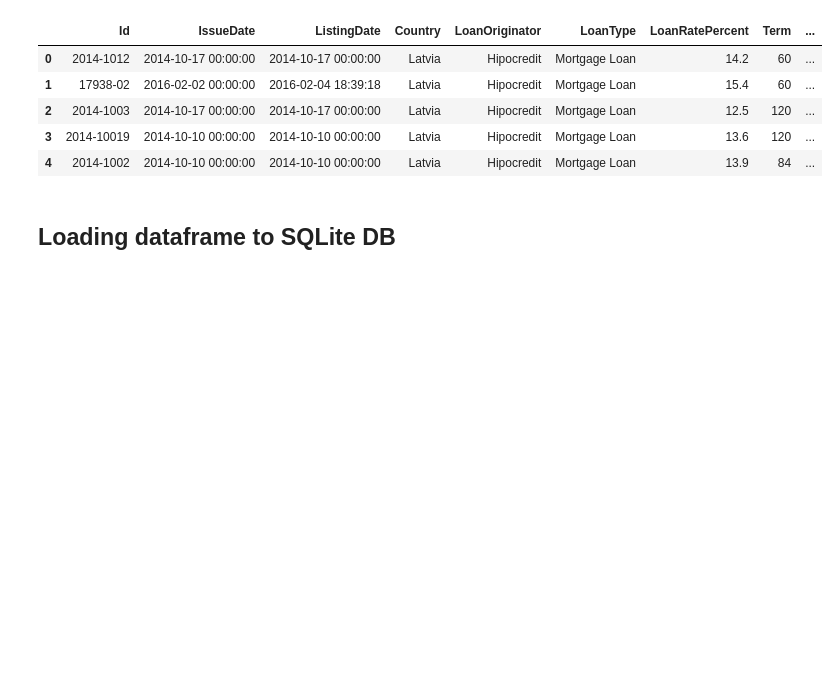
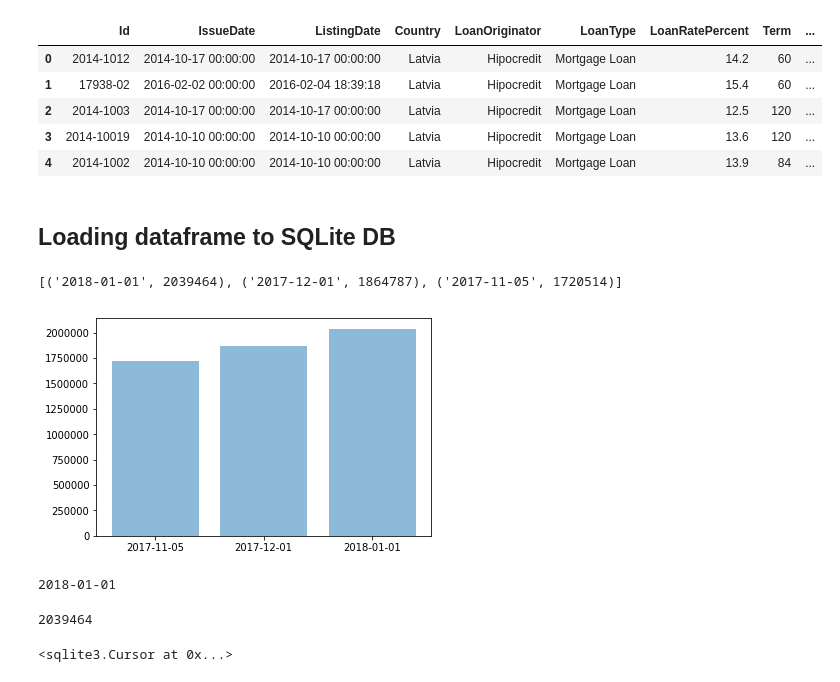
Before and after one commit to hpiyankov/P2PScripts, a Jupyter notebook: LoadDataToSQL.ipynb, the cells around one changed output. Saved outputs shown, nothing was run; the diff lists cells and outputs as text; code cells hidden in the pictures; blank space fills up the shorter version.

```diff
--- a/LoadDataToSQL.ipynb
+++ b/LoadDataToSQL.ipynb
@@ -12,7 +13,7 @@ import zipfile
 import os
 # %%
 #Path to local Excel files containing the downloaded data from the P2P sites
-path = "/home/hpiyankov/Documents/P2P"
+path = "/home/hpiyankov/Documents/P2P/"
 
 #Get the diretory with the latest downloads, we will use it also as date for the SQLite
 dirList = [x[0] for x in os.walk(path)]
@@ -66,4 +67,31 @@ mintosDF.head(5)
 # %% [markdown]
 ## Loading dataframe to SQLite DB
 # %%
-con = sql.connect(path+"\Mintos_bup.db")
+con = sql.connect(path+"Mintos_bup.db")
+cur = con.cursor()
+# %%
+#Check what is currently there
+mintosState = "SELECT DATE, count(*) FROM loan_book GROUP BY DATE ORDER BY 1 DESC;"
+cur.execute(mintosState)
+res = cur.fetchall()
+print(res)
+# %% [output]
+[('2018-01-01', 2039464), ('2017-12-01', 1864787), ('2017-11-05', 1720514)]
+# %%
+labels, values = zip(*res)
+plt.bar(labels,values,width=0.8,align="center",alpha = 0.5)
+
+plt.show()
+# %% [output]
+[figure, added]
+# %%
+print(maxDate)
+# %% [output]
+2018-01-01
+# %%
+#Purge the date if it already exists
+mintosPurge = "DELETE FROM loan_book WHERE DATE=?"
+cur.execute(mintosPurge,(maxDate,))
+cur.rowcount
+# %% [output]
+2039464
@@ -69,0 +101,31 @@ con = sql.connect(path+"\Mintos_bup.db")
+# %%
+#Insert data from temporaty table
+mintosInsert = """
+INSERT INTO LOAN_BOOK (`Id`,`IssueDate`,`ListingDate`,`Country`,`LoanOriginator`,`LoanType`,`LoanRatePercent`,`Term`,`Collateral`,`InitialLTV`,`LTV`,`LoanStatus`,`Buybackreason`,`InitialLoanAmount`,`RemainingLoanAmount`,`Currency`,`Buyback`,`DATE`)
+SELECT `Id`,`IssueDate`,`ListingDate`,`Country`,`LoanOriginator`,`LoanType`,`LoanRatePercent`,`Term`,`Collateral`,`InitialLTV`,`LTV`,`LoanStatus`,`Buybackreason`,`InitialLoanAmount`,`RemainingLoanAmount`,`Currency`,`Buyback`,`DATE`
+FROM loan_book_tmp;
+"""
+cur.execute(mintosInsert)
+cur.execute("DROP TABLE IF EXISTS loan_book_temp")
+
+#Fix the sequence table
+cur.execute("DROP TABLE IF EXISTS date_sequence")
+
+mintosFixSequence1 = """
+CREATE TABLE tmp_date_sequence as
+	select
+		date,
+		(select count(*) from(select distinct date from LOAN_BOOK) as LB2 where LB2.date > LB1.date)+1 as seq
+	from (select distinct date from LOAN_BOOK) as LB1;
+"""
+mintosFixSequence2 = """
+CREATE TABLE DATE_SEQUENCE as
+	select m.date as date1, e.date as date2, e.seq as seq2
+	from tmp_date_sequence e inner join tmp_date_sequence m on e.seq = m.seq-1;
+"""
+
+cur.execute(mintosFixSequence1)
+cur.execute(mintosFixSequence2)
+cur.execute("DROP TABLE IF EXISTS tmp_date_sequence;")
+# %% [output]
+<sqlite3.Cursor at 0x...>
```
Also changed, not shown: parts of 35 cells of this notebook.
